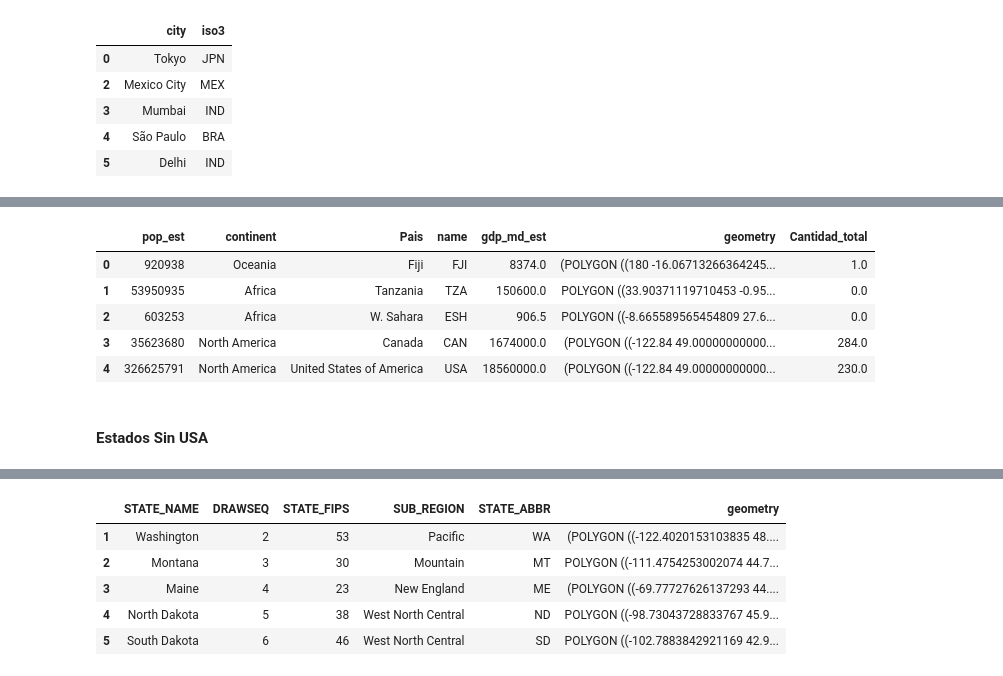
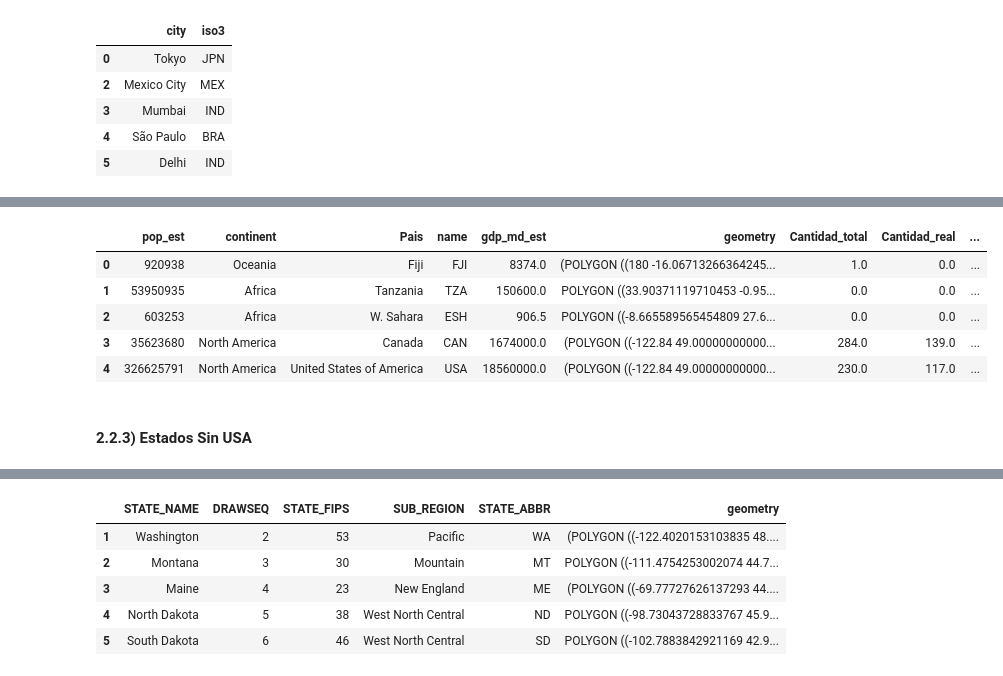
Before and after one commit to SergioCalvani/75.06-Datos-TP1-2020, a Jupyter notebook: Junto.ipynb, the cells around one changed output, grey strips where cells are left out. Cells and saved outputs as stored; diff of their text form; code cells hidden in the pictures.

```diff
--- a/Junto.ipynb
+++ b/Junto.ipynb
@@ -306,7 +336,9 @@ cantidad_ciudad_tercero.head()
 # %%
-cantidad_ciudad_sin_usa_total=pd.merge(cantidad_ciudad_primero,cantidad_ciudad_segundo,on='city',how='inner')
-cantidad_ciudad_sin_usa_total=pd.merge(cantidad_ciudad_sin_usa_total,cantidad_ciudad_tercero,on='city',how='inner')
-cantidad_ciudad_sin_usa_total['Cantidad_total']=cantidad_ciudad_sin_usa_total['Cantidad_primero']+cantidad_ciudad_sin_usa_total['Cantidad_segundo']+cantidad_ciudad_sin_usa_total['Cantidad_tercero']
-cantidad_ciudad_sin_usa_total.drop(columns={'Cantidad_primero','Cantidad_segundo','Cantidad_tercero','name_x','name_y'},inplace=True)
-cantidad_ciudad_sin_usa_total.head()
+cantidad_ciudad_sin_usa=pd.merge(cantidad_ciudad_primero,cantidad_ciudad_segundo,on='city',how='inner')
+cantidad_ciudad_sin_usa=pd.merge(cantidad_ciudad_sin_usa,cantidad_ciudad_tercero,on='city',how='inner')
+cantidad_ciudad_sin_usa['Cantidad_total']=cantidad_ciudad_sin_usa['Cantidad_primero']+cantidad_ciudad_sin_usa['Cantidad_segundo']+cantidad_ciudad_sin_usa['Cantidad_tercero']
+cantidad_ciudad_sin_usa['Cantidad_real']=cantidad_ciudad_sin_usa['Cantidad_primero_real']+cantidad_ciudad_sin_usa['Cantidad_segundo_real']+cantidad_ciudad_sin_usa['Cantidad_tercero_real']
+cantidad_ciudad_sin_usa['Cantidad_falso']=cantidad_ciudad_sin_usa['Cantidad_primero_falso']+cantidad_ciudad_sin_usa['Cantidad_segundo_falso']+cantidad_ciudad_sin_usa['Cantidad_tercero_falso']
+cantidad_ciudad_sin_usa.drop(columns={'Cantidad_primero','Cantidad_segundo','Cantidad_tercero','Cantidad_primero_real','Cantidad_segundo_real','Cantidad_tercero_real','Cantidad_primero_falso','Cantidad_segundo_falso','Cantidad_tercero_falso','name_x','name_y'},inplace=True)
+cantidad_ciudad_sin_usa.head()
 # %% [output]
@@ -319,7 +351,13 @@ cantidad_ciudad_sin_usa_total.head()
 # %%
-cantidad_ciudad_sin_usa_total=cantidad_ciudad_sin_usa_total.groupby(['city']).agg({'Cantidad_total':'mean'})
+cantidad_ciudad_sin_usa_total=cantidad_ciudad_sin_usa.groupby(['city']).agg({'Cantidad_total':'mean'})
+cantidad_ciudad_sin_usa_real=cantidad_ciudad_sin_usa.groupby(['city']).agg({'Cantidad_real':'mean'})
+cantidad_ciudad_sin_usa_falso=cantidad_ciudad_sin_usa.groupby(['city']).agg({'Cantidad_falso':'mean'})
 cantidad_ciudad_sin_usa_total=cantidad_ciudad_sin_usa_total.reset_index()
-cantidad_ciudad_sin_usa_total=pd.merge(cantidad_ciudad_sin_usa_total,ciudades_sin_usa,on='city',how='inner')
-cantidad_ciudad_sin_usa_total.rename(columns={'iso3':'name'},inplace=True)
-cantidad_ciudad_sin_usa_total.head()
+cantidad_ciudad_sin_usa_real=cantidad_ciudad_sin_usa_real.reset_index()
+cantidad_ciudad_sin_usa_falso=cantidad_ciudad_sin_usa_falso.reset_index()
+cantidad_ciudad_sin_usa=pd.merge(cantidad_ciudad_sin_usa_total,cantidad_ciudad_sin_usa_real,on='city',how='inner')
+cantidad_ciudad_sin_usa=pd.merge(cantidad_ciudad_sin_usa,cantidad_ciudad_sin_usa_falso,on='city',how='inner')
+cantidad_ciudad_sin_usa=pd.merge(cantidad_ciudad_sin_usa,ciudades_sin_usa,on='city',how='inner')
+cantidad_ciudad_sin_usa.rename(columns={'iso3':'name'},inplace=True)
+cantidad_ciudad_sin_usa.head()
 # %% [output]
@@ -342,0 +370,10 @@ cantidad_pais.head()
+# %%
+cantidad_ciudad_pais_total=cantidad_ciudad_sin_usa.groupby(['name']).agg({'Cantidad_total':'sum'})
+cantidad_ciudad_pais_real=cantidad_ciudad_sin_usa.groupby(['name']).agg({'Cantidad_real':'sum'})
+cantidad_ciudad_pais_falso=cantidad_ciudad_sin_usa.groupby(['name']).agg({'Cantidad_falso':'sum'})
+cantidad_ciudad_pais_total=cantidad_ciudad_pais_total.reset_index()
+cantidad_ciudad_pais_real=cantidad_ciudad_pais_real.reset_index()
+cantidad_ciudad_pais_falso=cantidad_ciudad_pais_falso.reset_index()
+cantidad_ciudad_pais=pd.merge(cantidad_ciudad_pais_total,cantidad_ciudad_pais_real,on='name',how='left')
+cantidad_ciudad_pais=pd.merge(cantidad_ciudad_pais,cantidad_ciudad_pais_falso,on='name',how='left')
+cantidad_ciudad_pais.head()
@@ -343,15 +387,17 @@ cantidad_pais.head()
 # %%
-cantidad_pais_total=pd.merge(cantidad_pais_total,cantidad_pais,on='name',how='left')
-cantidad_pais_total.fillna(value={'Cantidad_total_y':0},inplace=True)
+cantidad_pais_total=pd.merge(cantidad_pais_total,cantidad_ciudad_pais,on='name',how='left')
+cantidad_pais_total.fillna(value={'Cantidad_total_y':0,'Cantidad_real_y':0,'Cantidad_falso_y':0},inplace=True)
 cantidad_pais_total['Cantidad_total']=cantidad_pais_total['Cantidad_total_x']+cantidad_pais_total['Cantidad_total_y']
-cantidad_pais_total.drop(columns={'Cantidad_total_x','Cantidad_total_y'},inplace=True)
+cantidad_pais_total['Cantidad_real']=cantidad_pais_total['Cantidad_real_x']+cantidad_pais_total['Cantidad_real_y']
+cantidad_pais_total['Cantidad_falso']=cantidad_pais_total['Cantidad_falso_x']+cantidad_pais_total['Cantidad_falso_y']
+cantidad_pais_total.drop(columns={'Cantidad_total_x','Cantidad_total_y','Cantidad_real_x','Cantidad_real_y','Cantidad_falso_x','Cantidad_falso_y'},inplace=True)
 cantidad_pais_total.head()
 # %% [output]
-|  | pop_est | continent | Pais | name | gdp_md_est | geometry | Cantidad_total |
-| 0 | 920938 | Oceania | Fiji | FJI | 8374.0 | (POLYGON ((180 -16.06713266364245... | 1.0 |
-| 1 | 53950935 | Africa | Tanzania | TZA | 150600.0 | POLYGON ((33.90371119710453 -0.95... | 0.0 |
-| 2 | 603253 | Africa | W. Sahara | ESH | 906.5 | POLYGON ((-8.665589565454809 27.6... | 0.0 |
-| 3 | 35623680 | North America | Canada | CAN | 1674000.0 | (POLYGON ((-122.84 49.00000000000... | 284.0 |
-| 4 | 326625791 | North America | United States of America | USA | 18560000.0 | (POLYGON ((-122.84 49.00000000000... | 230.0 |
+|  | pop_est | continent | Pais | name | gdp_md_est | geometry | Cantidad_total | Cantidad_real | ... |
+| 0 | 920938 | Oceania | Fiji | FJI | 8374.0 | (POLYGON ((180 -16.06713266364245... | 1.0 | 0.0 | ... |
+| 1 | 53950935 | Africa | Tanzania | TZA | 150600.0 | POLYGON ((33.90371119710453 -0.95... | 0.0 | 0.0 | ... |
+| 2 | 603253 | Africa | W. Sahara | ESH | 906.5 | POLYGON ((-8.665589565454809 27.6... | 0.0 | 0.0 | ... |
+| 3 | 35623680 | North America | Canada | CAN | 1674000.0 | (POLYGON ((-122.84 49.00000000000... | 284.0 | 139.0 | ... |
+| 4 | 326625791 | North America | United States of America | USA | 18560000.0 | (POLYGON ((-122.84 49.00000000000... | 230.0 | 117.0 | ... |
 # %% [markdown]
-#### Estados Sin USA
+#### 2.2.3) Estados Sin USA
```
Also changed, not shown: parts of 35 cells of this notebook.
